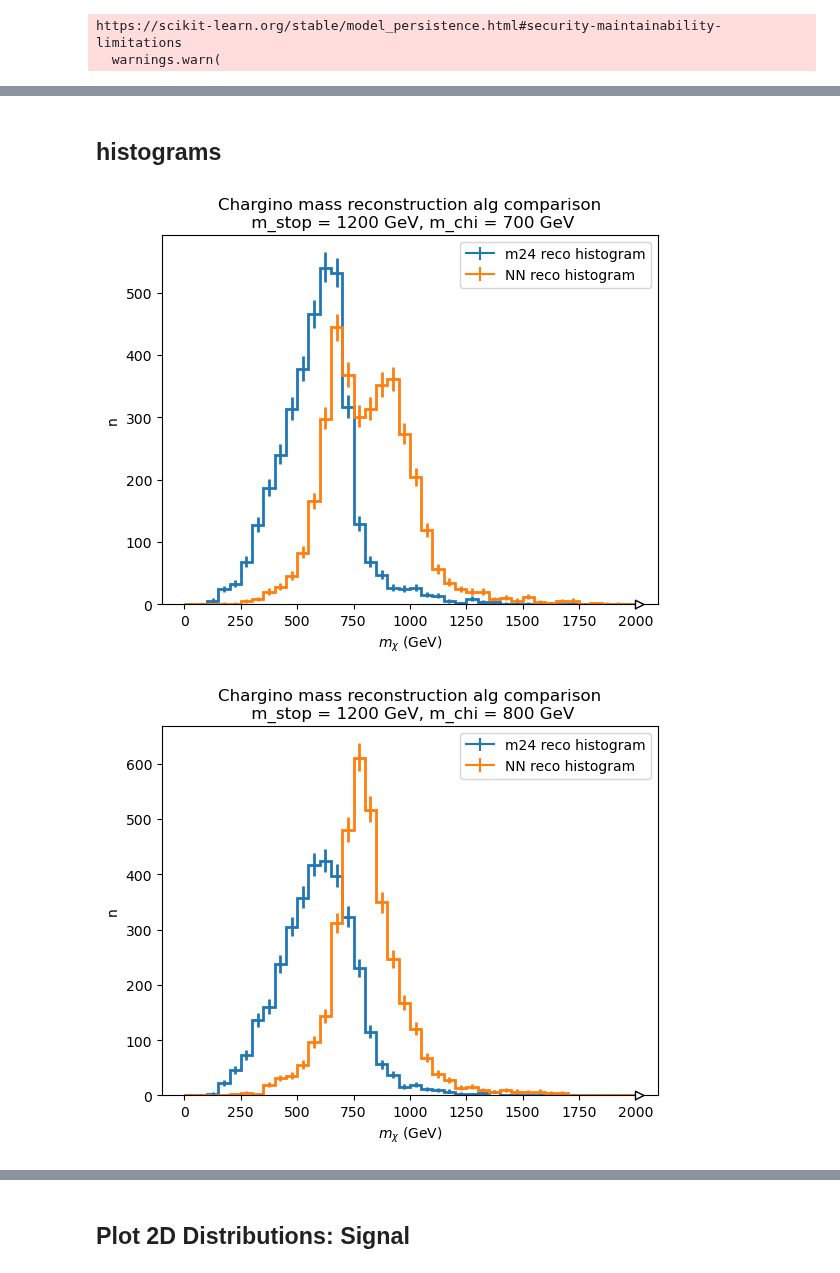
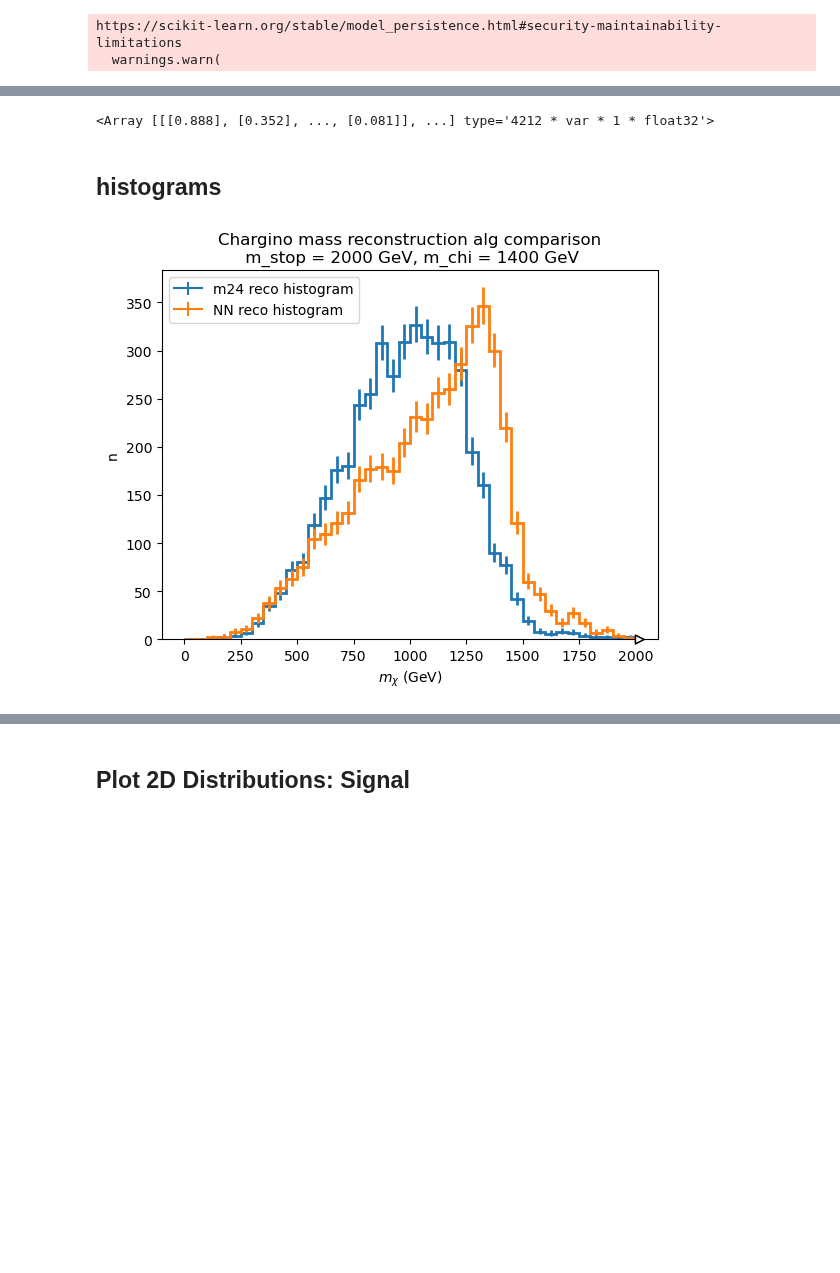
Before and after one commit to UMN-CMS/SingleStopCoffea, a Jupyter notebook: NNAnalyzer.ipynb, the cells around one changed output, grey strips where cells are left out. Cells and saved outputs as stored; diff of their text form; code cells hidden in the pictures; blank space fills up the shorter version.

Commit message:
Adding significance plots notebook, minor changes

```diff
--- a/NNAnalyzer.ipynb
+++ b/NNAnalyzer.ipynb
@@ -190,9 +183,9 @@ class Net(jit.ScriptModule):
 # %%
 #modelPath = '/uscms/home/dmahon/nobackup/NanoAODTools/CMSSW_10_6_19_patch2/src/PhysicsTools/NanoAODTools/python/postprocessing/singleStop/output/jetMatcherNNPyTorch/'
 modelPath = '.'
-modelTag = 'nominal2000_1500_24-09-10-15-07'
+modelTag = 'nominalBinaryUncompressed0p67_24-09-18-19-53' # 'nominalBinaryCompressed0p67_24-09-18-20-06'
 
-model = torch.load("{}/{}/jetMatcherNN.pt".format(modelPath,modelTag))
+model = torch.load("{}/{}/jetMatcherNNTraced.pt".format(modelPath,modelTag))
 
 scl = open('{}/{}/scaler.pkl'.format(modelPath,modelTag), 'rb')
 scaler = pickle.load(scl)
@@ -209,7 +202,12 @@ Net(
+# %%
+jets = events.good_jets
+ak.unflatten(outputs_uncomp0p67,ak.num(jets))
+# %% [output]
+<Array [[[0.888], [0.352], ..., [0.081]], ...] type='4212 * var * 1 * float32'>
 # %%
 def m3_m4_m3NN(ev):
     ev = createObjects(ev)
-    mask = createSelection(ev).all("highptjet", "jets", "0Lep", "2bjet", "1tightbjet")
+    mask = createSelection(ev).all("highptjet", "jets", "0Lep", "2bjet", "1tightbjet","b_dr")
     ev = ev[mask]
 
     jets = ev.good_jets
@@ -254,19 +252,21 @@ def m3_m4_m3NN(ev):
             # "mAllEta":		ak.flatten(ones * mAll.eta),
             # "mAllPhi":	    ak.flatten(ones * mAll.phi),
 
-            #"nJets":        ak.flatten(ones * ak.num(jets)),
+            "nJets":        ak.flatten(ones * ak.num(jets)),
         }
     }
 
     net_input = ak.concatenate([x[:, np.newaxis] for x in imap['features'].values()], axis=1)
+    net_input = (net_input - scaler.mean_) / scaler.scale_
     net_input = ak.to_numpy(net_input)
     net_input = torch.Tensor(net_input)
-    net_input = scaler.transform(net_input)
+    #net_input = scaler.transform(net_input)
 
     outputs = model(torch.Tensor(net_input)).detach().numpy()
 
-    top_3_idx = ak.argsort(ak.unflatten(outputs[:,1], ak.num(jets)), axis=1)[:, -3:] # Multi-class
+    #top_3_idx = ak.argsort(ak.unflatten(outputs[:,1], ak.num(jets)), axis=1)[:, -3:] # Multi-class
     #top_3_idx = ak.flatten(ak.argsort(ak.unflatten(outputs, ak.num(jets)), axis=1)[:,-3:],axis=2) # Binary
+    top_3_idx = ak.flatten(ak.argsort(ak.unflatten(outputs, ak.num(jets)),axis=1)[:,-3:],axis=2) # Binary
 
     top_3_charg_score_sum = jets[top_3_idx].sum()
     m3_top_3_nn_charg_score = top_3_charg_score_sum
@@ -309,10 +309,9 @@ def hist_comparison(mass_point,plotDir):
     plt.savefig('{}/m3_{}.pdf'.format(plotDir,mass_point))
     plt.show()
 # %%
-for masspoint in ['1200_700','1200_800','1200_900','1500_900','1500_1000','1500_1100','2000_1500']:#["1200_400","1200_600","1200_900","1500_400","1500_900", "1500_1100", "2000_400", "2000_900", "2000_1500"]:
+for masspoint in ['2000_1400']: #['1200_700','1200_800','1200_900','1500_900','1500_1000','1500_1100','2000_1500']:#["1200_400","1200_600","1200_900","1500_400","1500_900", "1500_1100", "2000_400", "2000_900", "2000_1500"]:
     plotDir = 'plots/{}'.format(modelTag)
     if not os.path.exists(plotDir): os.makedirs(plotDir)
     hist_comparison(masspoint,plotDir)
 # %% [output]
-[figure, old version]
+[figure, new version]
-[figure, removed]
```
Also changed, not shown: parts of 6 cells of this notebook, 1 other file.
